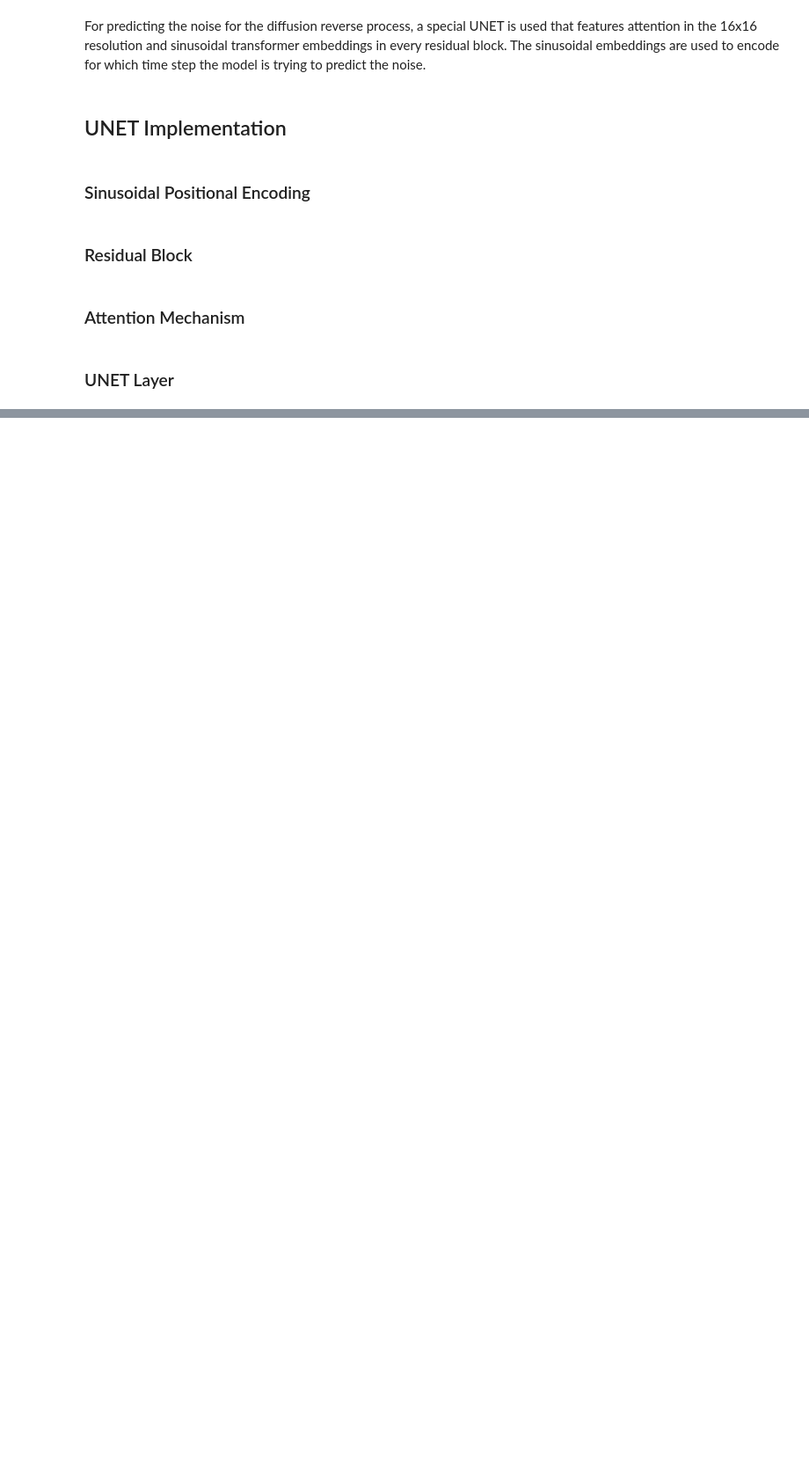
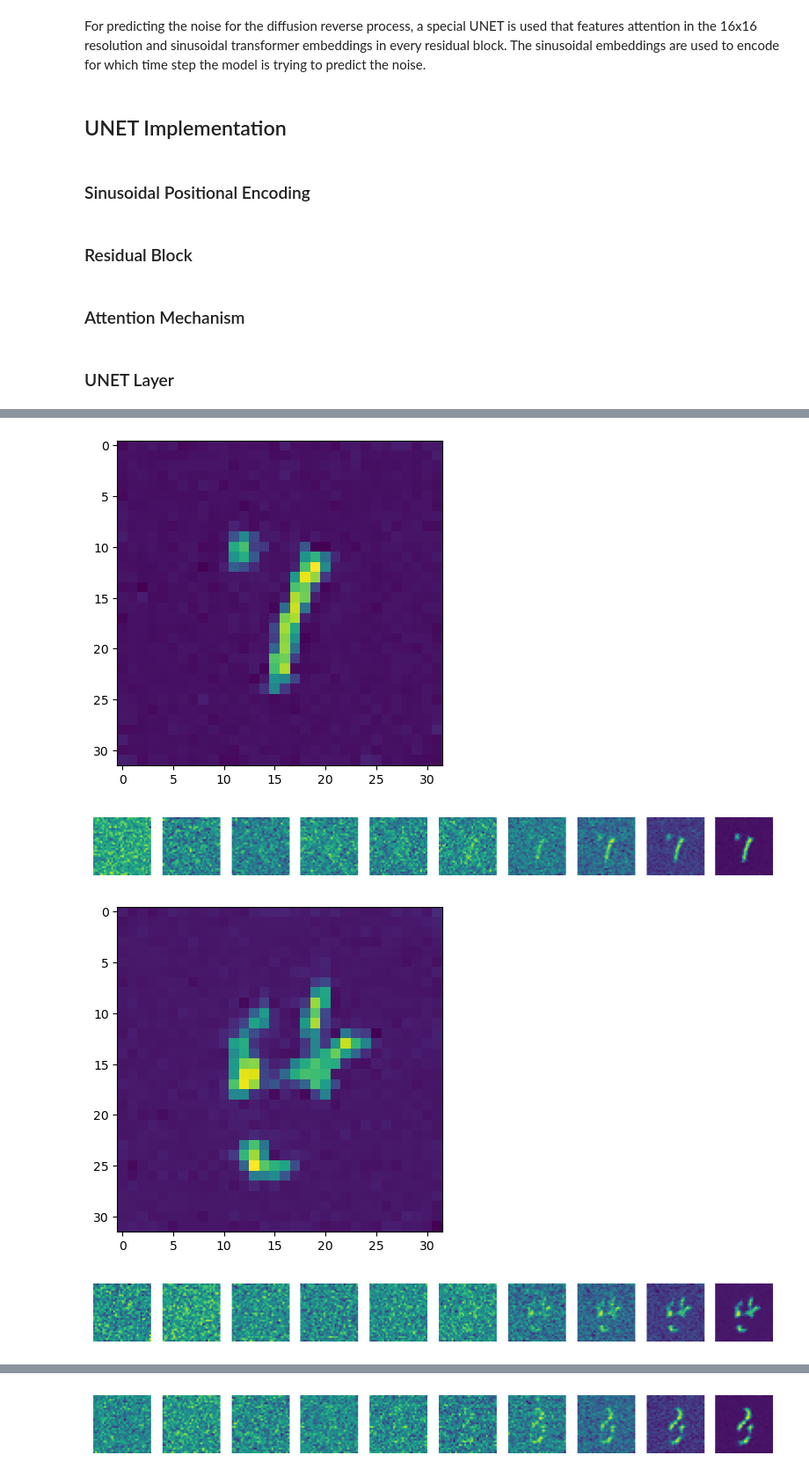
Before and after one commit to JHSchlegel/small-projects, a Jupyter notebook: 03_machine_learning/deep_learning/ddpm/ddpm.ipynb, the cells around one changed output, grey strips where cells are left out. Shown at 88% size. Cells and saved outputs as stored; diff of their text form; code cells hidden in the pictures; blank space fills up the shorter version.

Commit message:
finished DDPM training for 25 epochs

```diff
--- a/03_machine_learning/deep_learning/ddpm/ddpm.ipynb
+++ b/03_machine_learning/deep_learning/ddpm/ddpm.ipynb
@@ -123,7 +132,7 @@ class Attention(nn.Module):
         x = rearrange(x, "b L (C H K) -> K b H L C", K=3, H=self.num_heads)
         q, k, v = x[0], x[1], x[2]
         x = F.scaled_dot_product_attention(
-            q, k, v, dropout_prob=self.dropout_prob, is_causal=False
+            q, k, v, dropout_p=self.dropout_prob, is_causal=False
         )
         x = rearrange(x, "b H (h w) C -> b h w (C H)", h=h, w=w)
         x = self.proj2(x)
@@ -132,28 +141,31 @@ class Attention(nn.Module):
 ### UNET Layer
 # %%
 class UNETLayer(nn.Module):
-    def __init__(self,
-            upscale: bool,
-            attention: bool,
-            num_groups: int,
-            dropout_prob: float,
-            num_heads: int,
-            C: int):
+    def __init__(
+        self,
+        upscale: bool,
+        attention: bool,
+        num_groups: int,
+        dropout_prob: float,
+        num_heads: int,
+        C: int,
+    )-> None:
         super().__init__()
         self.resblock1 = ResidualBlock(C, num_groups, dropout_prob)
         self.resblock2 = ResidualBlock(C, num_groups, dropout_prob)
 
         if upscale:
-            self.conv = nn.Conv2dTranspose2d(C, C//2, kernel_size=4, stride=2, padding=1)
+            self.conv = nn.ConvTranspose2d(
+                C, C // 2, kernel_size=4, stride=2, padding=1
+            )
         else:
-            self.conv = nn.Conv2d(C, C*2, kernel_size=3, stride = 2, padding=1)
+            self.conv = nn.Conv2d(C, C * 2, kernel_size=3, stride=2, padding=1)
         if attention:
             self.attention = Attention(C, num_heads, dropout_prob)
 
-    def forward(self, x: torch.Tensor, embeddings: torch.Tensor)->torch.Tensor:
+    def forward(self, x: torch.Tensor, embeddings: torch.Tensor) -> torch.Tensor:
         x = self.resblock1(x, embeddings)
         if hasattr(self, "attention"):
             x = self.attention(x)
         x = self.resblock2(x, embeddings)
-        x = self.conv(x)
-        return x
+        return self.conv(x), x
@@ -159,0 +231,10 @@ class UNETLayer(nn.Module):
+# %%
+class DDPM_Scheduler(nn.Module):
+    def __init__(self, num_time_steps: int = 1000) -> None:
+        super().__init__()
+        self.beta = torch.linspace(1e-4, 0.02, num_time_steps, requires_grad=False)
+        alpha = 1 - self.beta
+        self.alpha = torch.cumprod(alpha, dim=0).requires_grad_(False)
+
+    def forward(self, t: int) -> torch.Tensor:
+        return self.beta[t], self.alpha[t]
@@ -159,0 +347,3 @@ class UNETLayer(nn.Module):
+# %%
+inference('checkpoints/ddpm_checkpoint')
+# %% [output]
@@ -159,0 +360,4 @@ class UNETLayer(nn.Module):
+[figure, added]
+[figure, added]
+[figure, added]
+[figure, added]
@@ -159,0 +365 @@ class UNETLayer(nn.Module):
+[figure, added]
```
Also changed, not shown: parts of 9 cells of this notebook.
